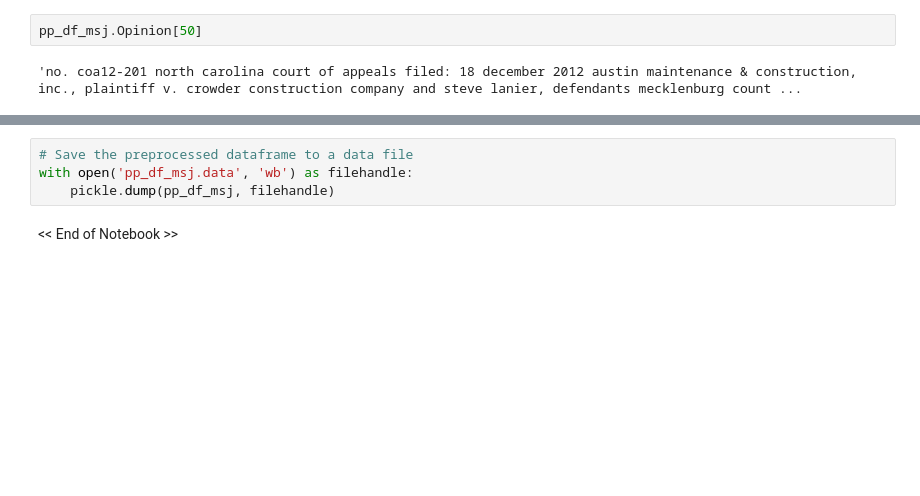
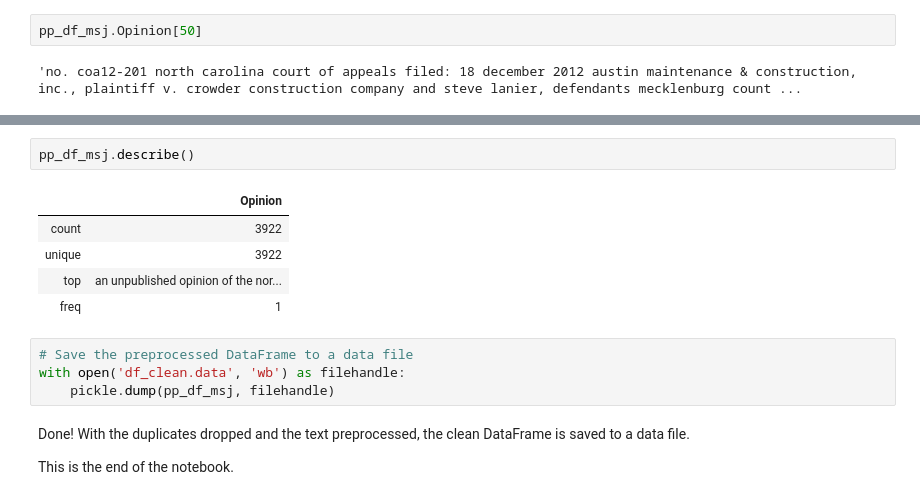
Before and after one commit to jnels13/NC_Litigation_Predictor, a Jupyter notebook: DF_Creation.ipynb, the cells around one changed output, grey strips where cells are left out. Saved outputs shown, nothing was run; the diff lists cells and outputs as text; blank space fills up the shorter version.

```diff
--- a/DF_Creation.ipynb
+++ b/DF_Creation.ipynb
@@ -284,6 +297,15 @@ pp_df_msj.Opinion[50]
+# %%
+pp_df_msj.describe()
+# %% [output]
+|  | Opinion |
+| count | 3922 |
+| unique | 3922 |
+| top | an unpublished opinion of the nor... |
+| freq | 1 |
 # %%
-# Save the preprocessed dataframe to a data file
-with open('pp_df_msj.data', 'wb') as filehandle:
+# Save the preprocessed DataFrame to a data file
+with open('df_clean.data', 'wb') as filehandle:
     pickle.dump(pp_df_msj, filehandle)
-# %% [markdown]
-<< End of Notebook >>
+# %% [markdown]
+Done! With the duplicates dropped and the text preprocessed, the clean DataFrame is saved to a data file.
+</p>This is the end of the notebook.
```
Also changed, not shown: parts of 4 cells of this notebook, 2 other files.
